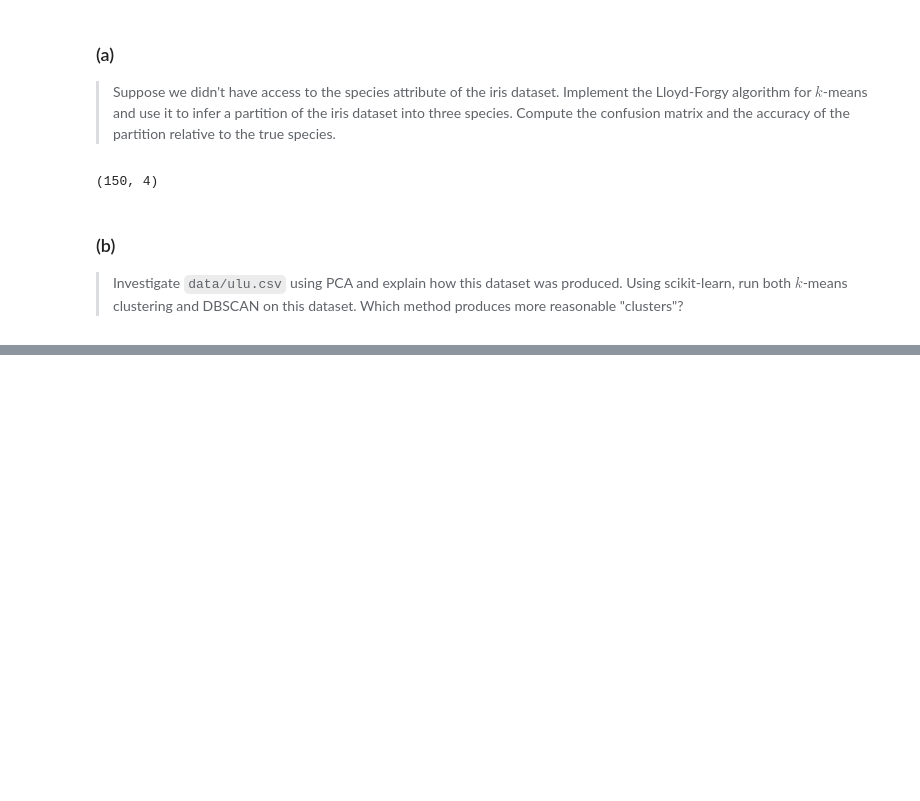
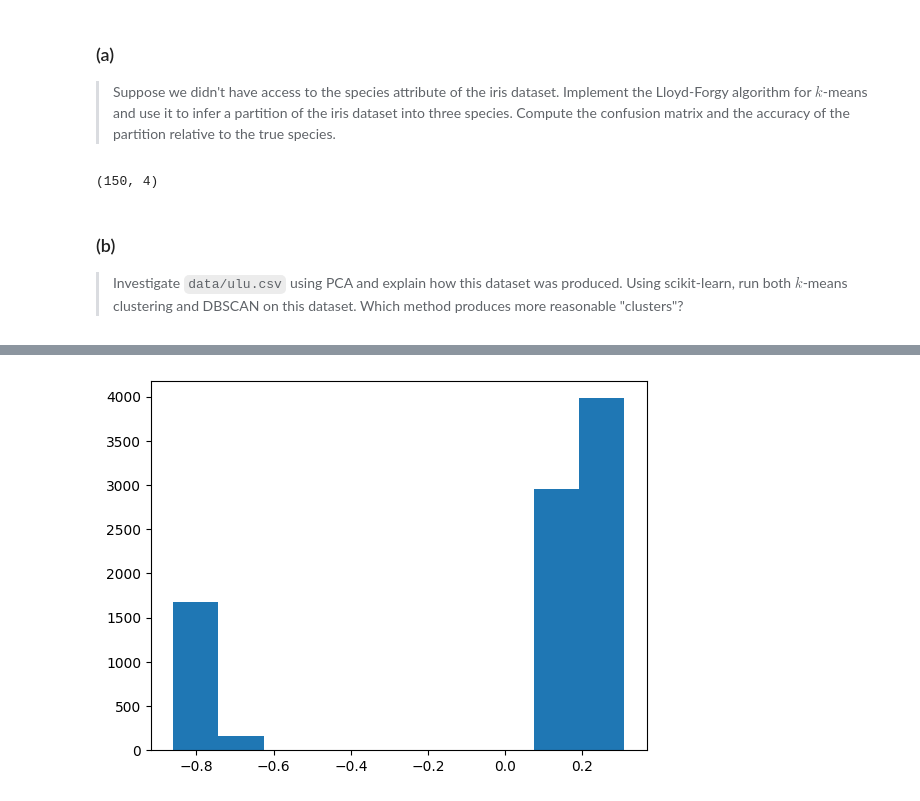
Before and after one commit to OFCLeoS/iml_2026, a Jupyter notebook: homework_1.ipynb, the cells around one changed output, grey strips where cells are left out. Saved outputs shown, nothing was run; the diff lists cells and outputs as text; code cells hidden in the pictures; blank space fills up the shorter version.

```diff
--- a/homework_1.ipynb
+++ b/homework_1.ipynb
@@ -126,0 +124,8 @@ print(d_labels)
+# %%
+pca = PCA(n_components=3)
+ulu_pca = pca.fit_transform(ulu)
+
+plt.hist(ulu_pca[:,2])
+plt.show()
+# %% [output]
+[figure, added]
```
Also changed, not shown: parts of 22 cells of this notebook, 4 other files.
